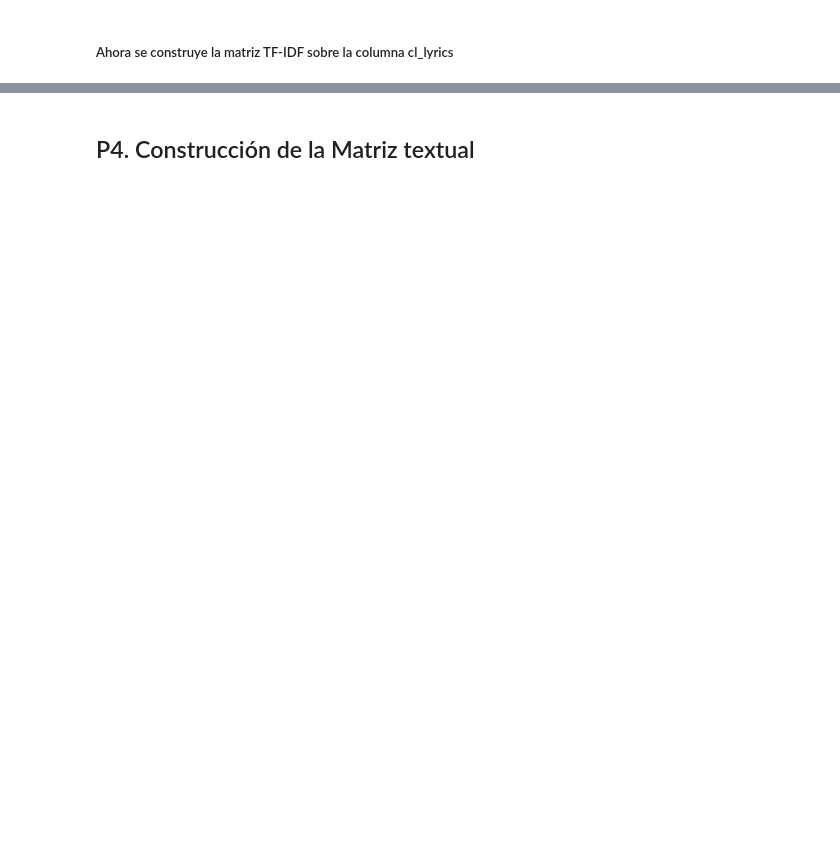
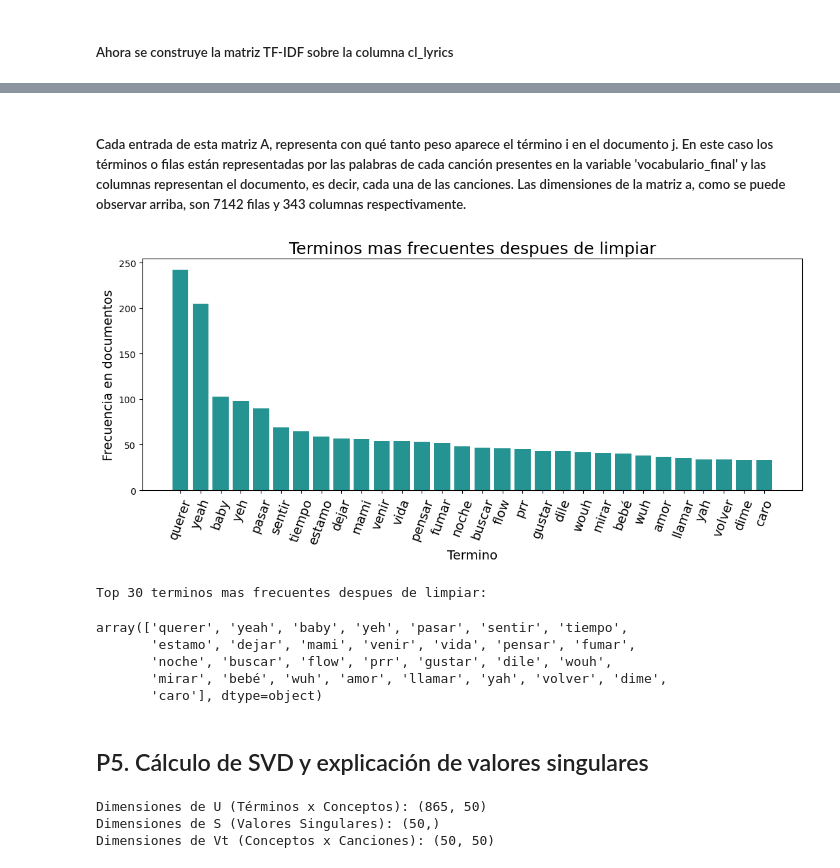
Before and after one commit to raylovesmusic/Proyecto-1---IMT2230, a Jupyter notebook: proyecto.ipynb, the cells around one changed output, grey strips where cells are left out. Cells and saved outputs as stored; diff of their text form; code cells hidden in the pictures; blank space fills up the shorter version.

```diff
--- a/proyecto.ipynb
+++ b/proyecto.ipynb
@@ -95,4 +96,4 @@ df.head()
 # %%
-df['lyrics'] = df['lyrics'].str.strip('NA')
+df['cl_lyrics'] = df['lyrics'].str.strip('NA')
 # %% [markdown]
 ## P2. Hipótesis Inicial:
@@ -212,2 +204,44 @@ Bigramas: 2957
-# %% [markdown]
-## P4. Construcción de la Matriz textual
+# %% [markdown]
+##### Cada entrada de esta matriz A, representa con qué tanto peso aparece el término i en el documento j. En este caso los términos o filas están representadas por las palabras de cada canción presentes en la variable 'vocabulario_final' y las columnas representan el documento, es decir, cada una de las canciones. Las dimensiones de la matriz a, como se puede observar arriba, son 7142 filas y 343 columnas respectivamente.
+# %%
+indices_frecuentes_final = np.argsort(frecuencias_final)[::-1][:30]
+terminos_frecuentes_final = vocabulario_final[indices_frecuentes_final]
+conteos_frecuentes_final = frecuencias_final[indices_frecuentes_final]
+
+fig, ax = plt.subplots(figsize=(11, 5.2))
+ax.bar(terminos_frecuentes_final, conteos_frecuentes_final, color="teal", alpha=0.85)
+ax.set_title("Terminos mas frecuentes despues de limpiar", fontsize=18)
+ax.set_xlabel("Termino", fontsize=14)
+ax.set_ylabel("Frecuencia en documentos", fontsize=14)
+ax.grid(False)
+ax.tick_params(axis="x", rotation=70, labelsize=14)
+plt.tight_layout()
+plt.show()
+
+# Print top 30 terms and their counts
+print("Top 30 terminos mas frecuentes despues de limpiar:")
+terminos_frecuentes_final
+# %% [output]
+[figure, added]
+Top 30 terminos mas frecuentes despues de limpiar:
+array(['querer', 'yeah', 'baby', 'yeh', 'pasar', 'sentir', 'tiempo',
+       'estamo', 'dejar', 'mami', 'venir', 'vida', 'pensar', 'fumar',
+       'noche', 'buscar', 'flow', 'prr', 'gustar', 'dile', 'wouh',
+       'mirar', 'bebé', 'wuh', 'amor', 'llamar', 'yah', 'volver', 'dime',
+       'caro'], dtype=object)
+# %% [markdown]
+## P5. Cálculo de SVD y explicación de valores singulares
+# %%
+from scipy.linalg import svd
+
+# full_matrices=False calcula la SVD reducida, que es más eficiente
+U, S, Vt = svd(A_final, full_matrices=False)
+
+# Dimensiones
+print(f"Dimensiones de U (Términos x Conceptos): {U.shape}")
+print(f"Dimensiones de S (Valores Singulares): {S.shape}")
+print(f"Dimensiones de Vt (Conceptos x Canciones): {Vt.shape}")
+# %% [output]
+Dimensiones de U (Términos x Conceptos): (865, 50)
+Dimensiones de S (Valores Singulares): (50,)
+Dimensiones de Vt (Conceptos x Canciones): (50, 50)
```
Also changed, not shown: parts of 21 cells of this notebook.
